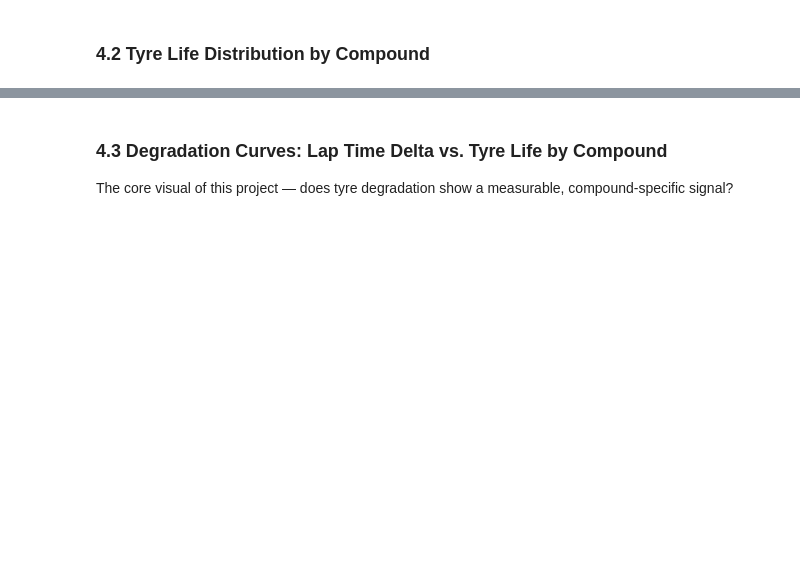
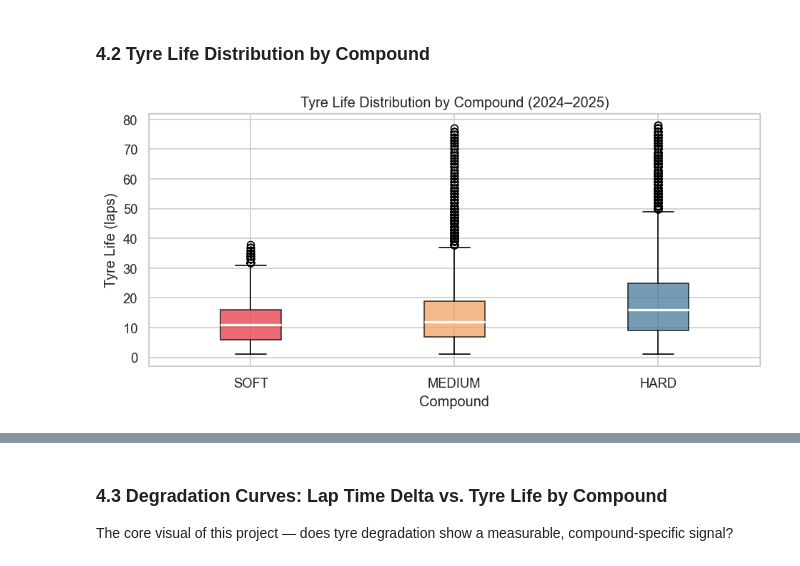
Before and after one commit to mikerapid/enai603-f1, a Jupyter notebook: f1_tyre.ipynb, the cells around one changed output, grey strips where cells are left out. Saved outputs shown, nothing was run; the diff lists cells and outputs as text; code cells hidden in the pictures; blank space fills up the shorter version.

```diff
--- a/f1_tyre.ipynb
+++ b/f1_tyre.ipynb
@@ -213,22 +370,22 @@ print('\nInterpretation: Lap time distributions overlap between seasons (left),
 # %%
 fig, ax = plt.subplots(figsize=(8, 4))
 
 compound_order = ['SOFT', 'MEDIUM', 'HARD']
 colors = ['#e63946', '#f4a261', '#457b9d']
 data_to_plot = [df[df['Compound'] == c]['TyreLife'].dropna() for c in compound_order]
 
 bp = ax.boxplot(data_to_plot, patch_artist=True,
                 medianprops=dict(color='white', linewidth=2))
 for patch, color in zip(bp['boxes'], colors):
     patch.set_facecolor(color)
     patch.set_alpha(0.75)
 
 ax.set_xticklabels(compound_order)
 ax.set_xlabel('Compound')
 ax.set_ylabel('Tyre Life (laps)')
 ax.set_title('Tyre Life Distribution by Compound (2024–2025)')
 plt.tight_layout()
 plt.savefig('plot_02_tyre_life_dist.png', bbox_inches='tight')
 plt.show()
-print('\nInterpretation: HARD tyres are used for significantly longer stints than SOFT.'
-      ' MEDIUM shows the widest spread, reflecting its use in both short and long strategies.')
+# %% [output]
+[figure, added]
```
Also changed, not shown: parts of 16 cells of this notebook, 5 other files.
